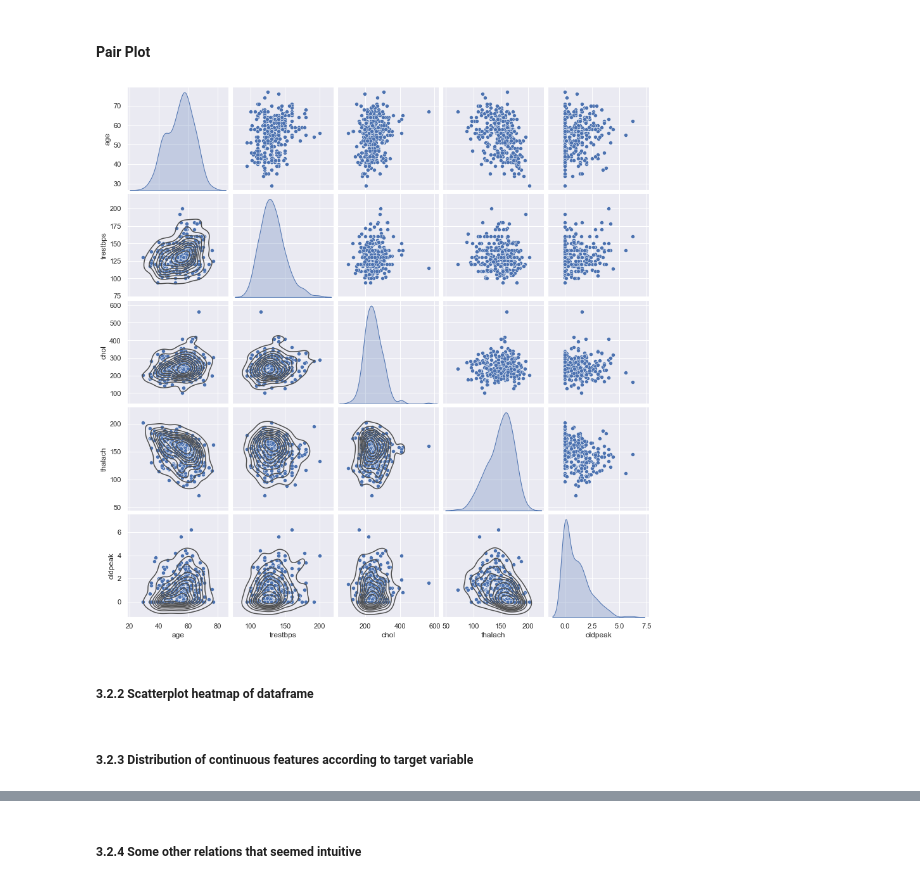
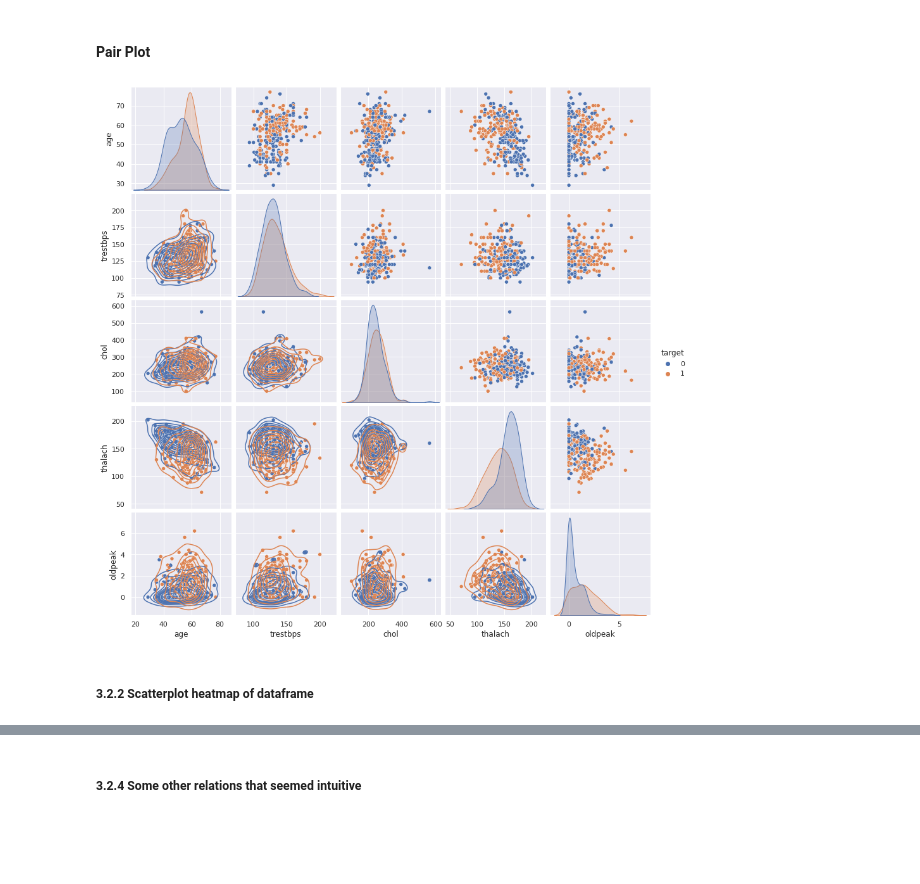
Before and after one commit to mahmoudmoe84/ML_Proejcts, a Jupyter notebook: Heart Attack Template/Heart_Attack_Project_Zero.ipynb, the cells around one changed output, grey strips where cells are left out. Drawn from its saved outputs; the diff is of its cells as text; code cells hidden in the pictures; blank space fills up the shorter version.

```diff
--- a/Heart Attack Template/Heart_Attack_Project_Zero.ipynb
+++ b/Heart Attack Template/Heart_Attack_Project_Zero.ipynb
@@ -117,10 +123,10 @@ sns.set()
 # %% [markdown]
 #### 2.2 Data <a id=6></a>
 # %%
-cleavland = pd.read_csv('processed.cleveland.data',encoding='latin1',header=None)
-hungarian = pd.read_csv('processed.hungarian.data',encoding='latin1',header=None)
-v_data  = pd.read_csv('processed.va.data',encoding='latin1',header=None)
-switzerland = pd.read_csv('processed.switzerland.data',encoding = 'latin1',header=None)
+cleavland = pd.read_csv('/content/drive/MyDrive/Machine Learning/Machine Learning Diploma/Group_study/ML_Proejcts/Heart Attack Template/processed.cleveland.data',encoding='latin1',header=None)
+hungarian = pd.read_csv('/content/drive/MyDrive/Machine Learning/Machine Learning Diploma/Group_study/ML_Proejcts/Heart Attack Template/processed.hungarian.data',encoding='latin1',header=None)
+v_data  = pd.read_csv('/content/drive/MyDrive/Machine Learning/Machine Learning Diploma/Group_study/ML_Proejcts/Heart Attack Template/processed.switzerland.data',encoding='latin1',header=None)
+switzerland = pd.read_csv('/content/drive/MyDrive/Machine Learning/Machine Learning Diploma/Group_study/ML_Proejcts/Heart Attack Template/processed.va.data',encoding = 'latin1',header=None)
 # %%
 column_names  = {
     0:'age',
@@ -621,16 +629,16 @@ final_hd[categorical_var].corr().iloc[:,[-1]]
 | thal | 0.530603 |
 | target | 1.000000 |
 # %%
-numeric_var.remove('target')
+# numeric_var.remove('target')
+# numeric_var.append('target')
+numeric_var = ['age', 'trestbps', 'chol', 'thalach', 'oldpeak', 'target']
 # %% [markdown]
 #### Pair Plot
 # %%
-graph = sns.pairplot(final_hd[numeric_var],diag_kind='kde')
+graph = sns.pairplot(final_hd[numeric_var],diag_kind='kde',hue='target')
 graph.map_lower(sns.kdeplot,color ='.3')
 plt.show()
 # %% [output]
-[figure, old version]
+[figure, new version]
 # %% [markdown]
 ##### 3.2.2 Scatterplot heatmap of dataframe
-# %% [markdown]
-##### 3.2.3 Distribution of continuous features according to target variable
```
Also changed, not shown: parts of 54 cells of this notebook, 3 other files.
